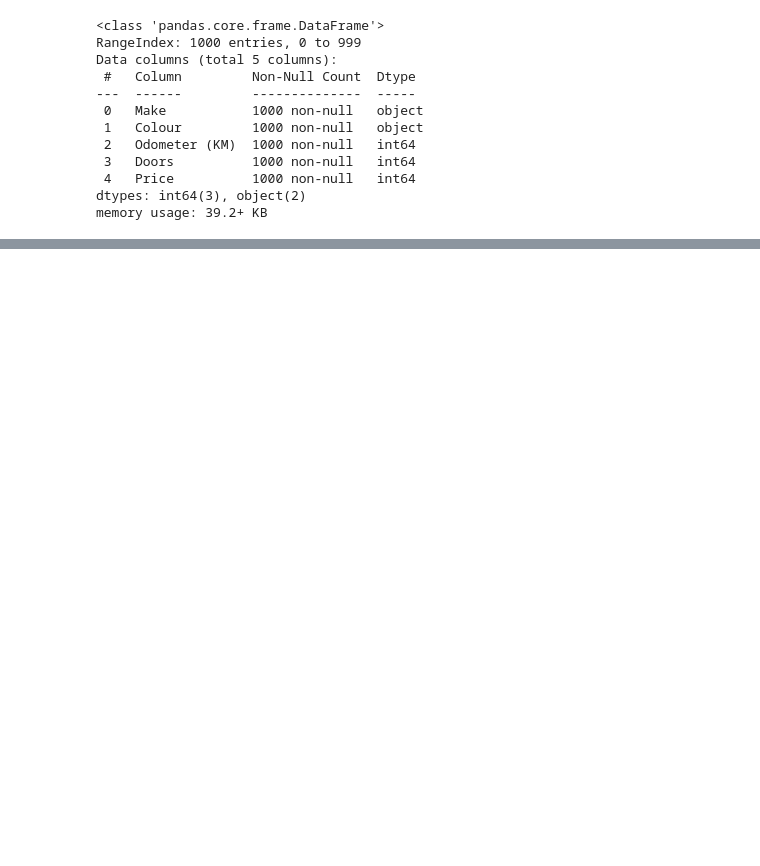
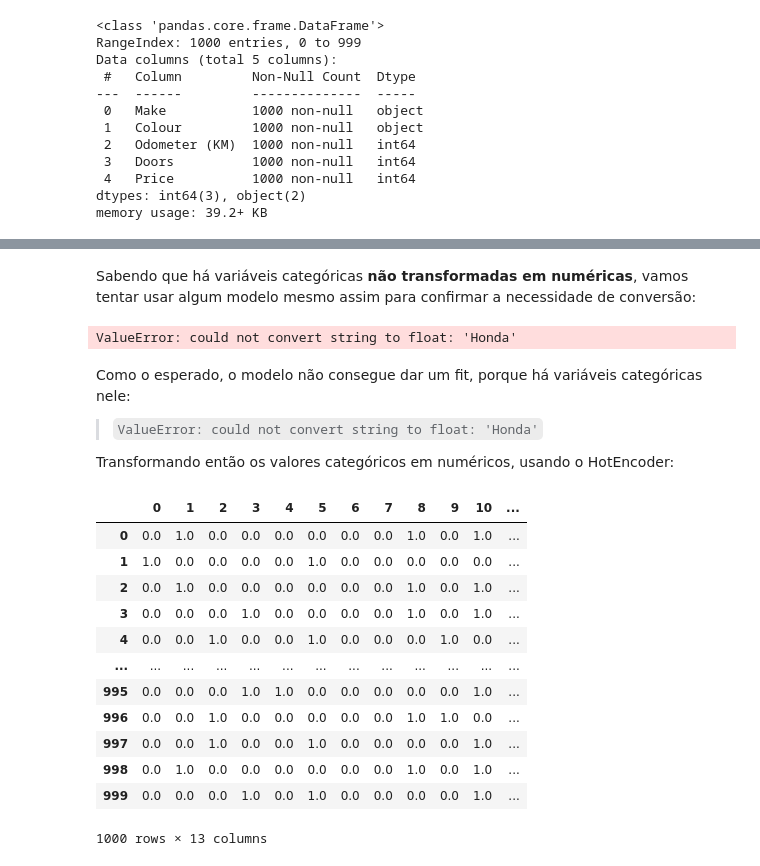
Before and after one commit to pesadaum/learning, a Jupyter notebook: courses/data-science-and-machine-learning-ztm/9_Scikit-learn/scikit_learn.ipynb, the cells around one changed output, grey strips where cells are left out. Saved outputs shown, nothing was run; the diff lists cells and outputs as text; code cells hidden in the pictures; blank space fills up the shorter version.

```diff
--- a/courses/data-science-and-machine-learning-ztm/9_Scikit-learn/scikit_learn.ipynb
+++ b/courses/data-science-and-machine-learning-ztm/9_Scikit-learn/scikit_learn.ipynb
@@ -125,0 +154,5 @@ memory usage: 39.2+ KB
+# %%
+X = car_sales.drop('Price', axis=1)
+y = car_sales['Price']
+
+display(X,y)
@@ -125,0 +185,2 @@ memory usage: 39.2+ KB
+# %% [markdown]
+Sabendo que há variáveis categóricas **não transformadas em numéricas**, vamos tentar usar algum modelo mesmo assim para confirmar a necessidade de conversão:
@@ -125,0 +191,40 @@ memory usage: 39.2+ KB
+# %%
+from sklearn.ensemble import RandomForestRegressor
+
+model = RandomForestRegressor()
+model.fit(X_train, y_train)
+# %% [output]
+ValueError: could not convert string to float: 'Honda'
+# %% [markdown]
+Como o esperado, o modelo não consegue dar um fit, porque há variáveis categóricas nele:
+
+> `ValueError: could not convert string to float: 'Honda'`
+
+Transformando então os valores categóricos em numéricos, usando o HotEncoder:
+# %%
+from sklearn.preprocessing import OneHotEncoder
+from sklearn.compose import ColumnTransformer
+
+categorical_features = ['Make', 'Colour', 'Doors']
+encoder = OneHotEncoder()
+transformer = ColumnTransformer([('one_hot',
+                                    encoder,
+                                    categorical_features)],
+                                    remainder='passthrough')
+
+transf_X = transformer.fit_transform(X)
+display(pd.DataFrame(transf_X))
+# %% [output]
+|  | 0 | 1 | 2 | 3 | 4 | 5 | 6 | 7 | 8 | 9 | 10 | ... |
+| 0 | 0.0 | 1.0 | 0.0 | 0.0 | 0.0 | 0.0 | 0.0 | 0.0 | 1.0 | 0.0 | 1.0 | ... |
+| 1 | 1.0 | 0.0 | 0.0 | 0.0 | 0.0 | 1.0 | 0.0 | 0.0 | 0.0 | 0.0 | 0.0 | ... |
+| 2 | 0.0 | 1.0 | 0.0 | 0.0 | 0.0 | 0.0 | 0.0 | 0.0 | 1.0 | 0.0 | 1.0 | ... |
+| 3 | 0.0 | 0.0 | 0.0 | 1.0 | 0.0 | 0.0 | 0.0 | 0.0 | 1.0 | 0.0 | 1.0 | ... |
+| 4 | 0.0 | 0.0 | 1.0 | 0.0 | 0.0 | 1.0 | 0.0 | 0.0 | 0.0 | 1.0 | 0.0 | ... |
+| ... | ... | ... | ... | ... | ... | ... | ... | ... | ... | ... | ... | ... |
+| 995 | 0.0 | 0.0 | 0.0 | 1.0 | 1.0 | 0.0 | 0.0 | 0.0 | 0.0 | 0.0 | 1.0 | ... |
+| 996 | 0.0 | 0.0 | 1.0 | 0.0 | 0.0 | 0.0 | 0.0 | 0.0 | 1.0 | 1.0 | 0.0 | ... |
+| 997 | 0.0 | 0.0 | 1.0 | 0.0 | 0.0 | 1.0 | 0.0 | 0.0 | 0.0 | 0.0 | 1.0 | ... |
+| 998 | 0.0 | 1.0 | 0.0 | 0.0 | 0.0 | 0.0 | 0.0 | 0.0 | 1.0 | 0.0 | 1.0 | ... |
+| 999 | 0.0 | 0.0 | 0.0 | 1.0 | 0.0 | 1.0 | 0.0 | 0.0 | 0.0 | 0.0 | 1.0 | ... |
+1000 rows × 13 columns
```
Also changed, not shown: parts of 11 cells of this notebook.
